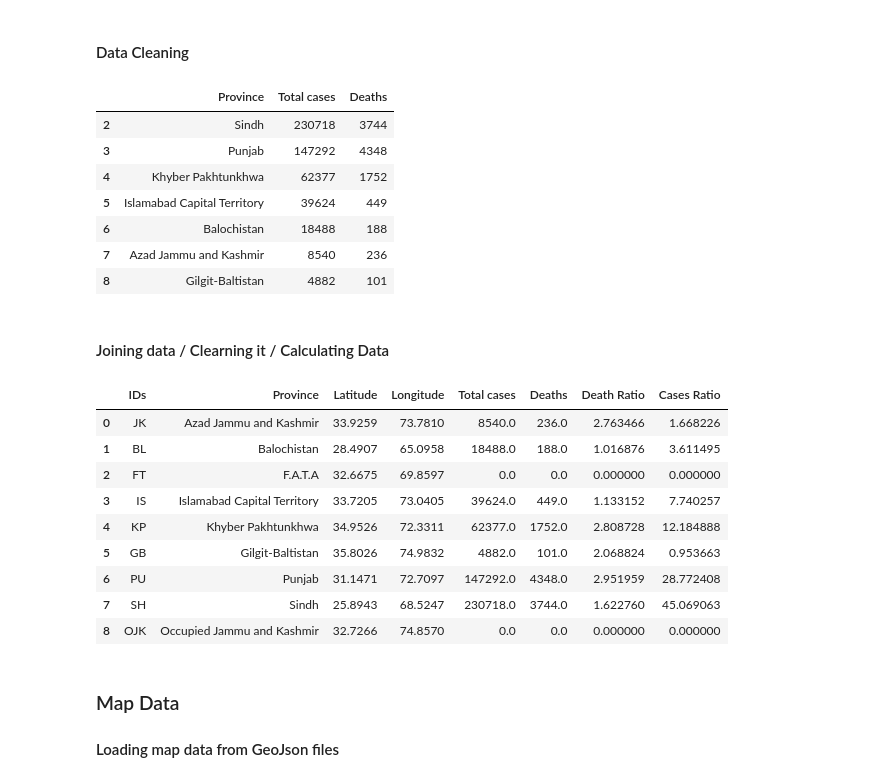
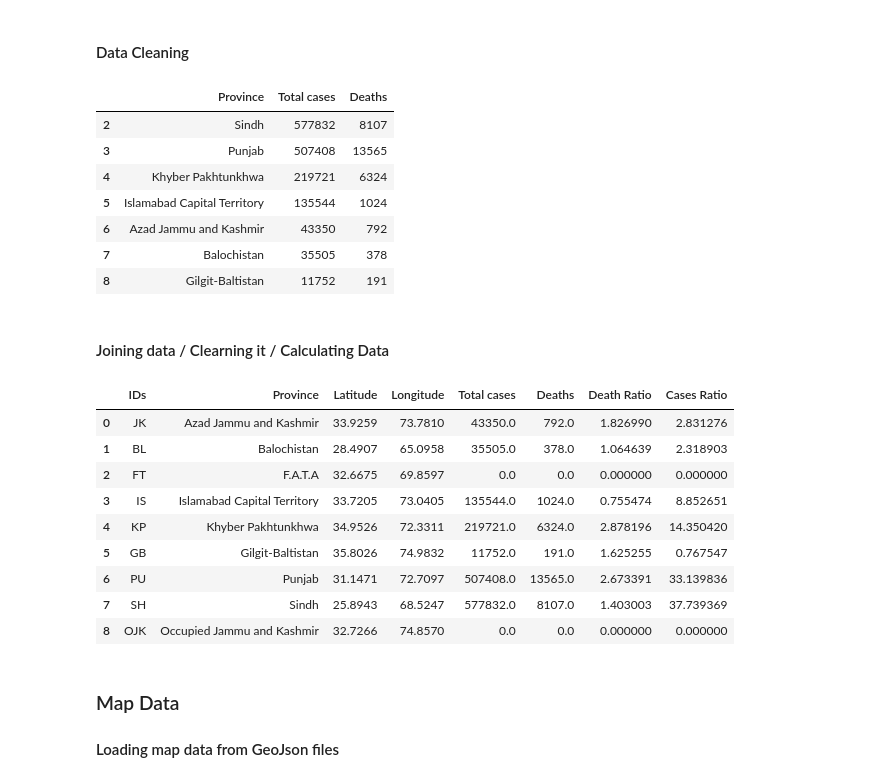
Before and after one commit to Arose-Niazi/Pakistan-COVID-19-Folium-Map, a Jupyter notebook: Covid.ipynb, the cells around one changed output. Drawn from its saved outputs; the diff is of its cells as text; code cells hidden in the pictures.

```diff
--- a/Covid.ipynb
+++ b/Covid.ipynb
@@ -86,21 +86,21 @@ covid19.head()
 # %%
 #Convert to DataFrame
 covid19 = pd.DataFrame(info[0])
 covid19 = covid19.iloc[2:9]
-covid19 = covid19.drop(["New cases (1 day*)", "New cases (last 60 days)", "Cases per 1 million people"], axis=1)
+covid19 = covid19.drop(["New cases (1d*)", "New cases (last 60d)", "Cases per 1 million people"], axis=1)
 covid19 = covid19.rename(columns={'Location': 'Province'})
 covid19['Total cases'] = covid19['Total cases'].astype('int')
 covid19['Deaths'] = covid19['Deaths'].astype('int')
 covid19
 # %% [output]
 |  | Province | Total cases | Deaths |
-| 2 | Sindh | 230718 | 3744 |
-| 3 | Punjab | 147292 | 4348 |
-| 4 | Khyber Pakhtunkhwa | 62377 | 1752 |
-| 5 | Islamabad Capital Territory | 39624 | 449 |
-| 6 | Balochistan | 18488 | 188 |
-| 7 | Azad Jammu and Kashmir | 8540 | 236 |
-| 8 | Gilgit-Baltistan | 4882 | 101 |
+| 2 | Sindh | 577832 | 8107 |
+| 3 | Punjab | 507408 | 13565 |
+| 4 | Khyber Pakhtunkhwa | 219721 | 6324 |
+| 5 | Islamabad Capital Territory | 135544 | 1024 |
+| 6 | Azad Jammu and Kashmir | 43350 | 792 |
+| 7 | Balochistan | 35505 | 378 |
+| 8 | Gilgit-Baltistan | 11752 | 191 |
 # %% [markdown]
 #### Joining data / Clearning it / Calculating Data
 # %%
@@ -114,14 +114,14 @@ final_data['Death Ratio'] = final_data['Death Ratio'].fillna(0)
 final_data
 # %% [output]
 |  | IDs | Province | Latitude | Longitude | Total cases | Deaths | Death Ratio | Cases Ratio |
-| 0 | JK | Azad Jammu and Kashmir | 33.9259 | 73.7810 | 8540.0 | 236.0 | 2.763466 | 1.668226 |
-| 1 | BL | Balochistan | 28.4907 | 65.0958 | 18488.0 | 188.0 | 1.016876 | 3.611495 |
+| 0 | JK | Azad Jammu and Kashmir | 33.9259 | 73.7810 | 43350.0 | 792.0 | 1.826990 | 2.831276 |
+| 1 | BL | Balochistan | 28.4907 | 65.0958 | 35505.0 | 378.0 | 1.064639 | 2.318903 |
 | 2 | FT | F.A.T.A | 32.6675 | 69.8597 | 0.0 | 0.0 | 0.000000 | 0.000000 |
-| 3 | IS | Islamabad Capital Territory | 33.7205 | 73.0405 | 39624.0 | 449.0 | 1.133152 | 7.740257 |
-| 4 | KP | Khyber Pakhtunkhwa | 34.9526 | 72.3311 | 62377.0 | 1752.0 | 2.808728 | 12.184888 |
-| 5 | GB | Gilgit-Baltistan | 35.8026 | 74.9832 | 4882.0 | 101.0 | 2.068824 | 0.953663 |
-| 6 | PU | Punjab | 31.1471 | 72.7097 | 147292.0 | 4348.0 | 2.951959 | 28.772408 |
-| 7 | SH | Sindh | 25.8943 | 68.5247 | 230718.0 | 3744.0 | 1.622760 | 45.069063 |
+| 3 | IS | Islamabad Capital Territory | 33.7205 | 73.0405 | 135544.0 | 1024.0 | 0.755474 | 8.852651 |
+| 4 | KP | Khyber Pakhtunkhwa | 34.9526 | 72.3311 | 219721.0 | 6324.0 | 2.878196 | 14.350420 |
+| 5 | GB | Gilgit-Baltistan | 35.8026 | 74.9832 | 11752.0 | 191.0 | 1.625255 | 0.767547 |
+| 6 | PU | Punjab | 31.1471 | 72.7097 | 507408.0 | 13565.0 | 2.673391 | 33.139836 |
+| 7 | SH | Sindh | 25.8943 | 68.5247 | 577832.0 | 8107.0 | 1.403003 | 37.739369 |
 | 8 | OJK | Occupied Jammu and Kashmir | 32.7266 | 74.8570 | 0.0 | 0.0 | 0.000000 | 0.000000 |
 # %% [markdown]
 ### Map Data
```
Also changed, not shown: parts of 1 cell of this notebook, 3 other files.
